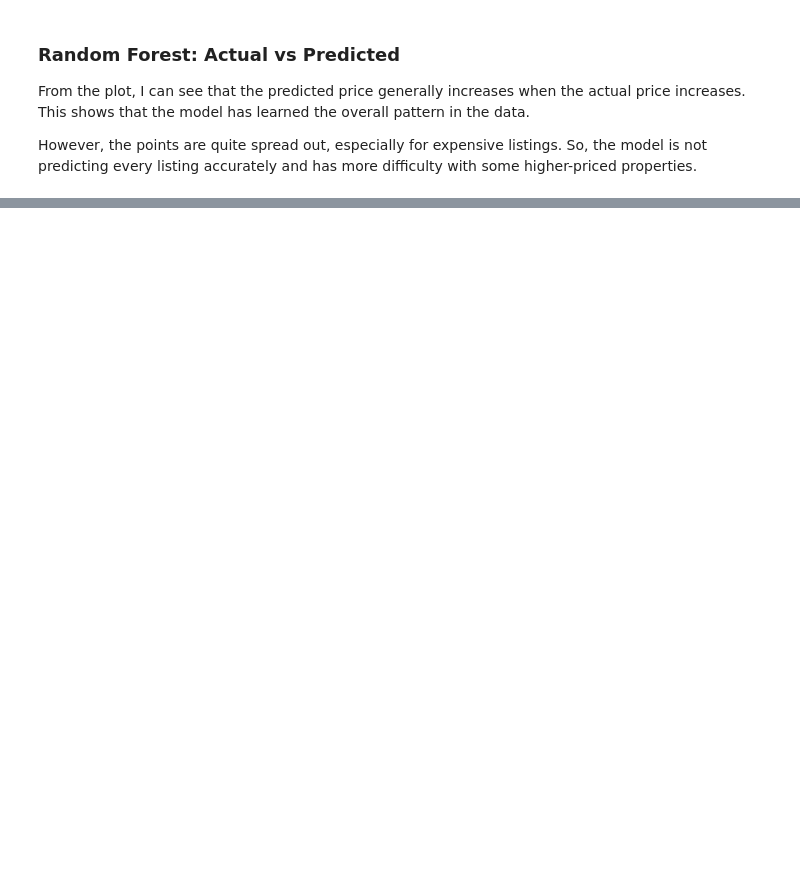
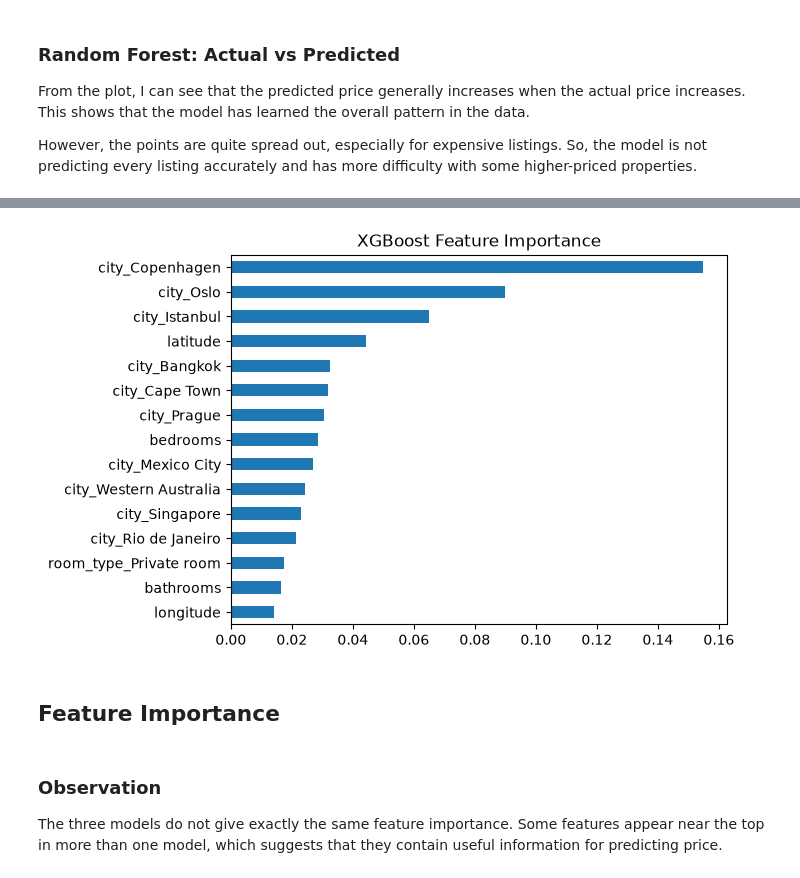
Before and after one commit to adityasaini-devx/Task_03-Unsupervised-Learning, a Jupyter notebook: Task-3.ipynb, the cells around one changed output, grey strips where cells are left out. Saved outputs shown, nothing was run; the diff lists cells and outputs as text; code cells hidden in the pictures; blank space fills up the shorter version.

```diff
--- a/Task-3.ipynb
+++ b/Task-3.ipynb
@@ -968,0 +1050,13 @@ However, the points are quite spread out, especially for expensive listings. So,
+# %%
+xgb_importance = pd.Series(xgb.feature_importances_,index=X_train.columns).nlargest(15)
+xgb_importance.sort_values().plot(kind="barh")
+plt.title("XGBoost Feature Importance")
+plt.show()
+# %% [output]
+[figure, added]
+# %% [markdown]
+## Feature Importance
+# %% [markdown]
+### Observation
+
+The three models do not give exactly the same feature importance. Some features appear near the top in more than one model, which suggests that they contain useful information for predicting price.
```
Also changed, not shown: parts of 16 cells of this notebook.
